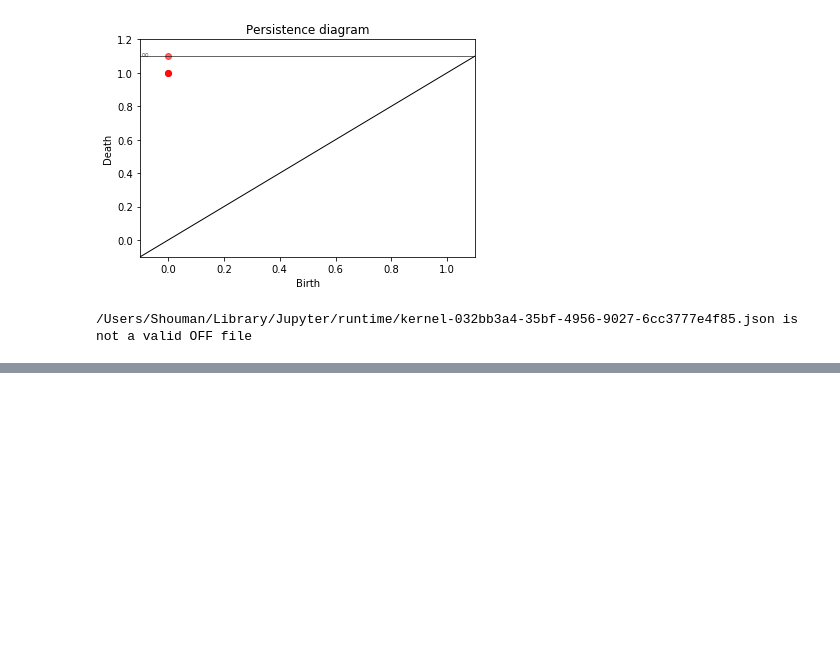
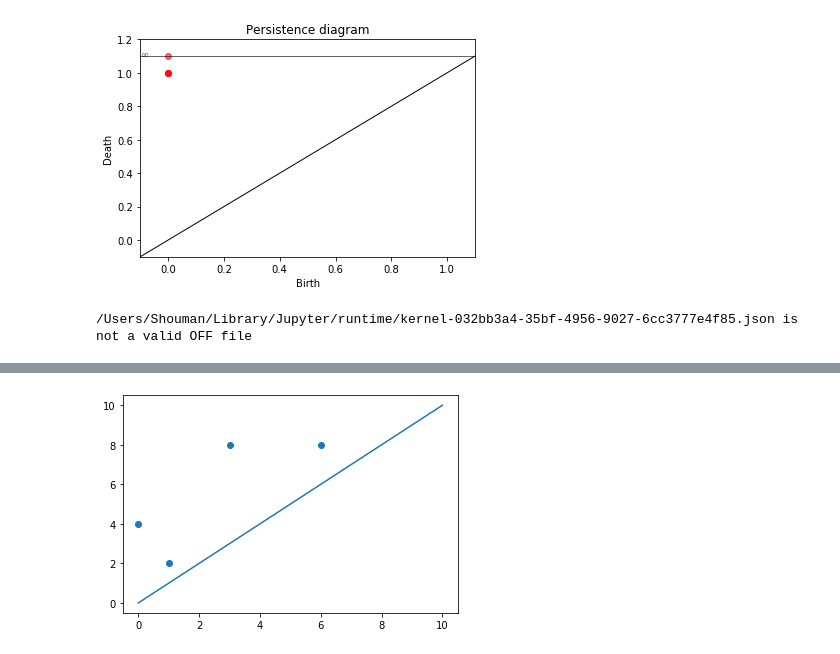
Before and after one commit to anumoshsad/TedTalkTDA, a Jupyter notebook: Code/Untitled.ipynb, the cells around one changed output, grey strips where cells are left out. Cells and saved outputs as stored; diff of their text form; code cells hidden in the pictures; blank space fills up the shorter version.

```diff
--- a/Code/Untitled.ipynb
+++ b/Code/Untitled.ipynb
@@ -128,0 +186,12 @@ with open(args.file, 'r') as f:
+# %%
+import matplotlib.pyplot as plt
+import numpy as np
+from sklearn.kernel_approximation import RBFSampler
+from sklearn_tda import *
+
+D = np.array([[0.,4.],[1.,2.],[3.,8.],[6.,8.]])
+plt.scatter(D[:,0],D[:,1])
+plt.plot([0.,10.],[0.,10.])
+plt.show()
+# %% [output]
+[figure, added]
```
Also changed, not shown: parts of 32 cells of this notebook.
